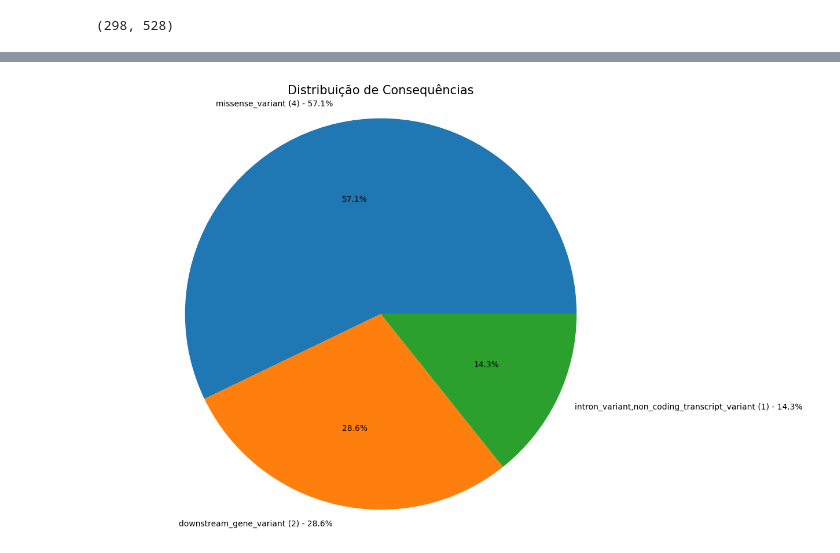
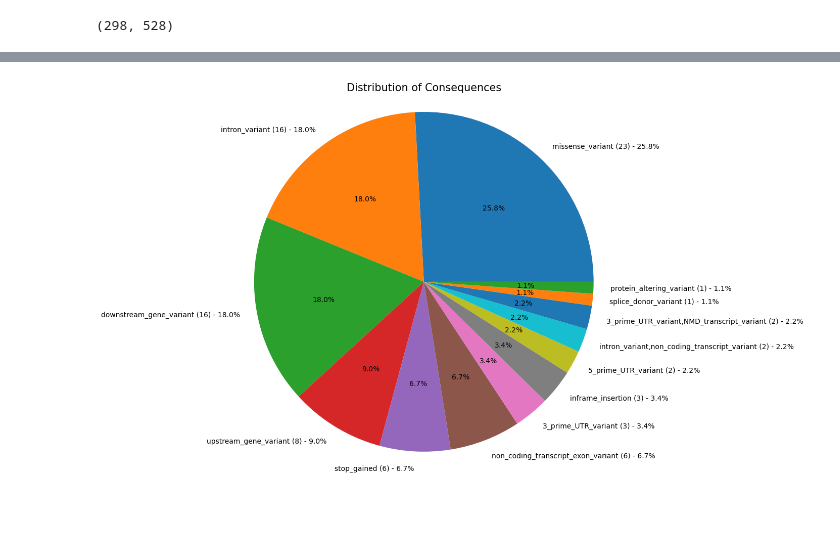
Before and after one commit to labis-unicamp/The-Open-Science-Revolution-in-Complex-Disease-Genetics-, a Jupyter notebook: find_biomarkers.ipynb, the cells around one changed output, grey strips where cells are left out. Saved outputs shown, nothing was run; the diff lists cells and outputs as text; code cells hidden in the pictures; blank space fills up the shorter version.

```diff
--- a/find_biomarkers.ipynb
+++ b/find_biomarkers.ipynb
@@ -468,0 +191,5 @@ Valores únicos na coluna 'Gene':
+# %%
+linhas_originais = len(snpvep)
+snpvep = snpvep[~snpvep['PolyPhen'].str.contains('benign', case=False, na=False)]
+linhas_removidas = linhas_originais - len(snpvep)
+print(f"Linhas removidas: {linhas_removidas}")
@@ -468,0 +198,5 @@ Valores únicos na coluna 'Gene':
+# %%
+linhas_originais = len(snpvep)
+snpvep = snpvep.drop_duplicates(subset=['#Uploaded_variation'], keep='first')
+linhas_removidas = linhas_originais - len(snpvep)
+print(f"Linhas removidas: {linhas_removidas}")
@@ -468,0 +223,5 @@ Valores únicos na coluna 'Gene':
+# %%
+linhas_originais = len(snpvep)
+snpvep = snpvep[~snpvep['IMPACT'].str.contains('LOW', case=False, na=False)]
+linhas_removidas = linhas_originais - len(snpvep)
+print(f"Linhas removidas: {linhas_removidas}")
@@ -468,0 +244,7 @@ Valores únicos na coluna 'Gene':
+# %%
+
+linhas_originais = len(snpvep)
+# Usando regex para combinar '-1', '-2' ou '-3' (separados por |)
+snpvep = snpvep[~snpvep['BLOSUM62'].str.contains(r'-1|-2|-3', case=False, na=False)]
+linhas_removidas = linhas_originais - len(snpvep)
+print(f"Linhas removidas: {linhas_removidas}")
@@ -485,26 +330,26 @@ Note: you may need to restart the kernel to use updated packages.
 # %%
 import matplotlib.pyplot as plt
 
 # Conta a frequência de cada consequência
-consequence_counts = ad['Consequence'].value_counts()
+consequence_counts = snpvep['Consequence'].value_counts()
 
 # Calcula as porcentagens
-consequence_percentages = consequence_counts / len(ad) * 100
+consequence_percentages = consequence_counts / len(snpvep) * 100
 
 # Cria o gráfico de pizza
 plt.figure(figsize=(12, 8))
 plt.pie(consequence_counts,
         labels=[f'{index} ({count}) - {percentage:.1f}%'
                 for index, count, percentage
                 in zip(consequence_counts.index,
                        consequence_counts.values,
                        consequence_percentages)],
         autopct='%1.1f%%')
-plt.title('Distribuição de Consequências', fontsize=15)
+plt.title('Distribution of Consequences', fontsize=15)
 plt.axis('equal')  # Garante que o gráfico seja um círculo perfeito
 
 # Mostra o gráfico
 plt.tight_layout()
 plt.show()
 # %% [output]
-[figure, old version]
+[figure, new version]
```
Also changed, not shown: parts of 52 cells of this notebook, 3 other files.
